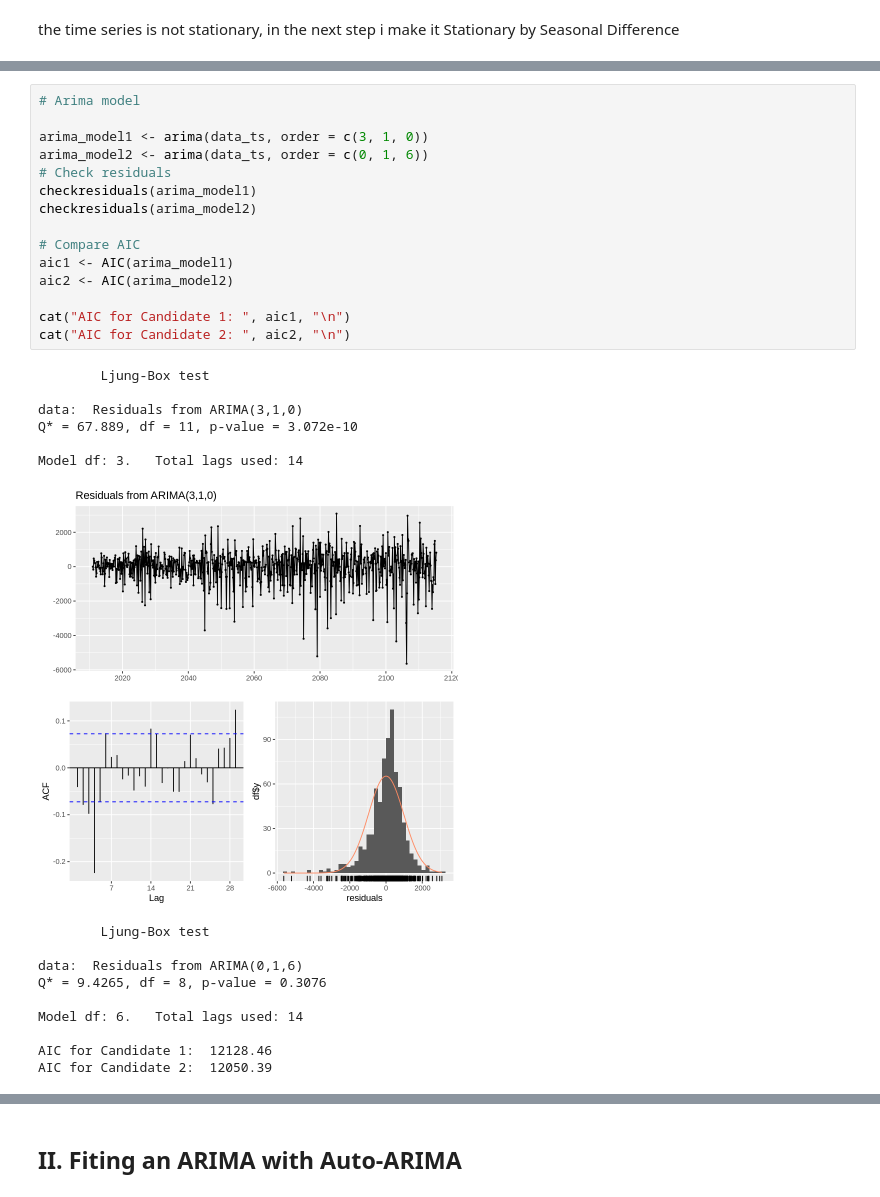
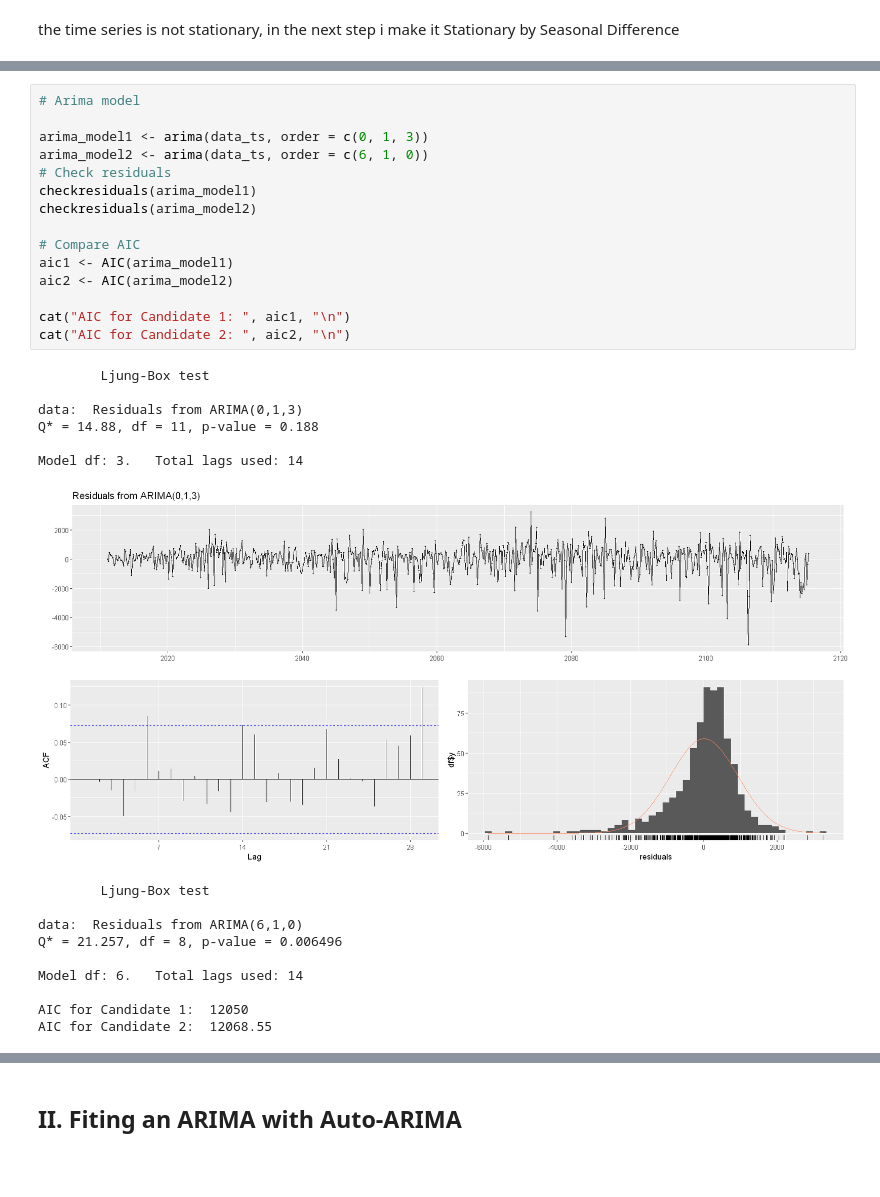
Before and after one commit to faresmk/Bike-Sharing-Dataset-Analysis, a Jupyter notebook: bike_sharing_Mekaoussi.ipynb, the cells around one changed output, grey strips where cells are left out. Saved outputs shown, nothing was run; the diff lists cells and outputs as text; blank space fills up the shorter version.

```diff
--- a/bike_sharing_Mekaoussi.ipynb
+++ b/bike_sharing_Mekaoussi.ipynb
@@ -637,32 +613,32 @@ The times series became stationary after making one diffrence
 # %%
 # Arima model
 
-arima_model1 <- arima(data_ts, order = c(3, 1, 0))
-arima_model2 <- arima(data_ts, order = c(0, 1, 6))
+arima_model1 <- arima(data_ts, order = c(0, 1, 3))
+arima_model2 <- arima(data_ts, order = c(6, 1, 0))
 # Check residuals
 checkresiduals(arima_model1)
 checkresiduals(arima_model2)
 
 # Compare AIC
 aic1 <- AIC(arima_model1)
 aic2 <- AIC(arima_model2)
 
 cat("AIC for Candidate 1: ", aic1, "\n")
 cat("AIC for Candidate 2: ", aic2, "\n")
 # %% [output]
         Ljung-Box test
 
-data:  Residuals from ARIMA(3,1,0)
-Q* = 67.889, df = 11, p-value = 3.072e-10
+data:  Residuals from ARIMA(0,1,3)
+Q* = 14.88, df = 11, p-value = 0.188
 
 Model df: 3.   Total lags used: 14
-[figure, old version]
+[figure, new version]
         Ljung-Box test
 
-data:  Residuals from ARIMA(0,1,6)
-Q* = 9.4265, df = 8, p-value = 0.3076
+data:  Residuals from ARIMA(6,1,0)
+Q* = 21.257, df = 8, p-value = 0.006496
 
 Model df: 6.   Total lags used: 14
 
-AIC for Candidate 1:  12128.46
-AIC for Candidate 2:  12050.39
+AIC for Candidate 1:  12050
+AIC for Candidate 2:  12068.55
```
Also changed, not shown: parts of 26 cells of this notebook.
